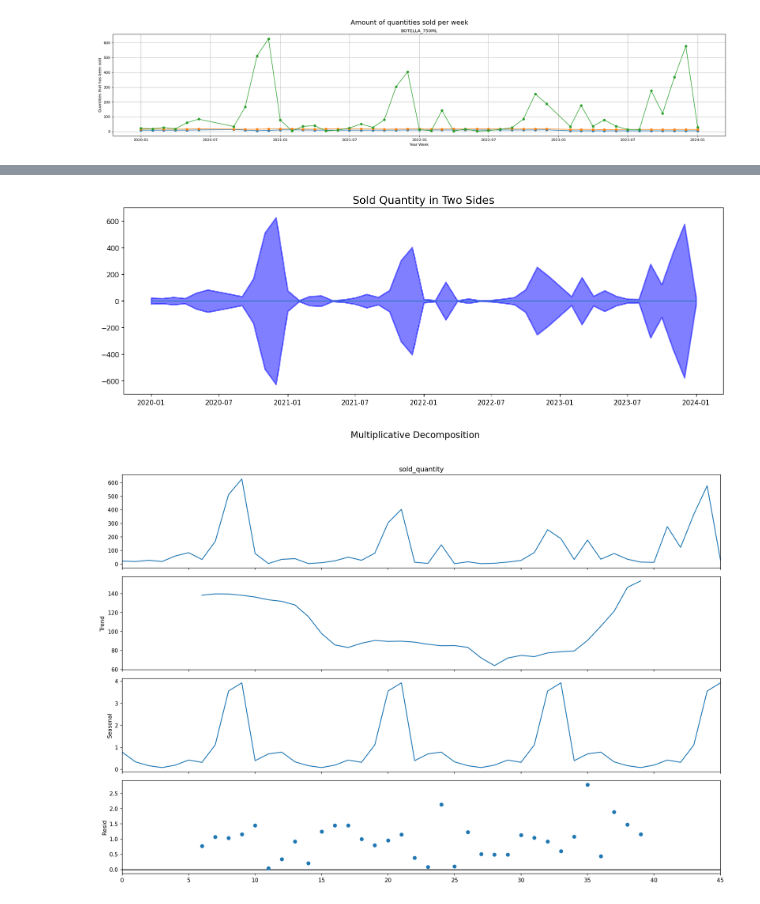
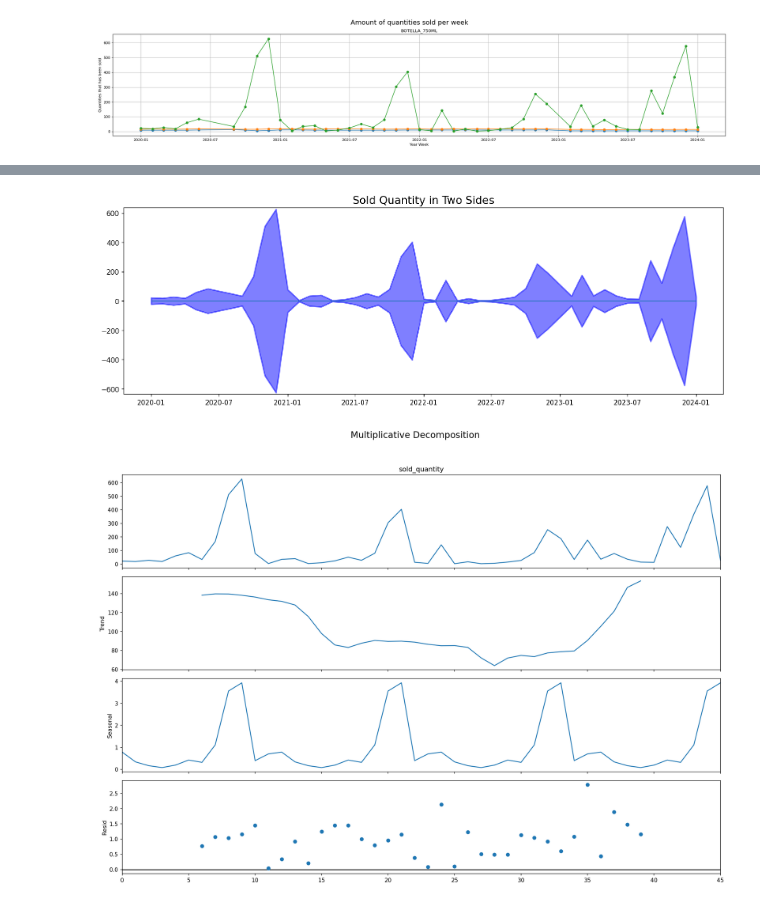
Before and after one commit to marinandres/InventoryOptimizationRNN, a Jupyter notebook: stats.ipynb, the cells around one changed output, grey strips where cells are left out. Drawn from its saved outputs; the diff is of its cells as text; code cells hidden in the pictures.

```diff
--- a/stats.ipynb
+++ b/stats.ipynb
@@ -100,25 +104,25 @@ distribution_plot(stats)
 # %%
 def two_sides(df):
 
     df = df[df['item_description'] == 'Botella_750ml']
 
     df = df[['date','sold_quantity']]
     df['first_day_of_month'] = df['date'].dt.to_period('M').dt.to_timestamp()
     df = df.groupby(['first_day_of_month']).agg({'sold_quantity': 'sum'}).reset_index()
 
     x = df['first_day_of_month'].values
     y1 = df['sold_quantity'].values
-
+    max_value = np.max(y1)
     fig, ax = plt.subplots(1, 1, figsize=(16,5), dpi= 120)
     plt.fill_between(x, y1=y1, y2=-y1, alpha=0.5, linewidth=2, color='blue')
-    plt.ylim(-700, 700)
+    plt.ylim(-max_value-10, max_value+10)
     plt.title('Sold Quantity in Two Sides', fontsize=16)
     plt.hlines(y=0, xmin=np.min(df['first_day_of_month']), xmax=np.max(df['first_day_of_month']), linewidth=.5)
     plt.show()
 
 two_sides(stats)
 # %% [output]
-[figure, old version]
+[figure, new version]
 # %%
 def decomposition_time_series(df):
 
```
Also changed, not shown: parts of 5 cells of this notebook.
